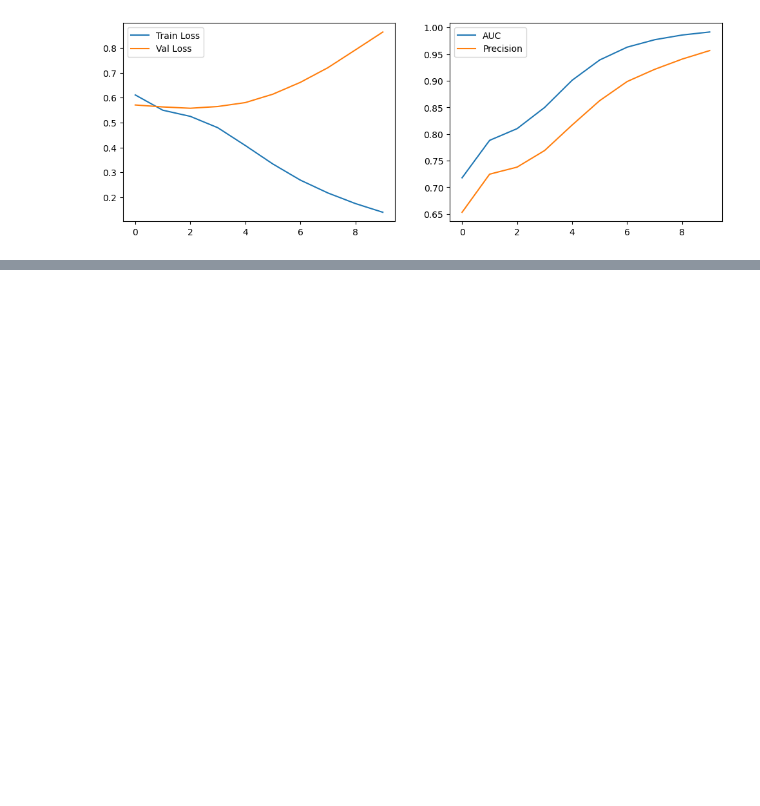
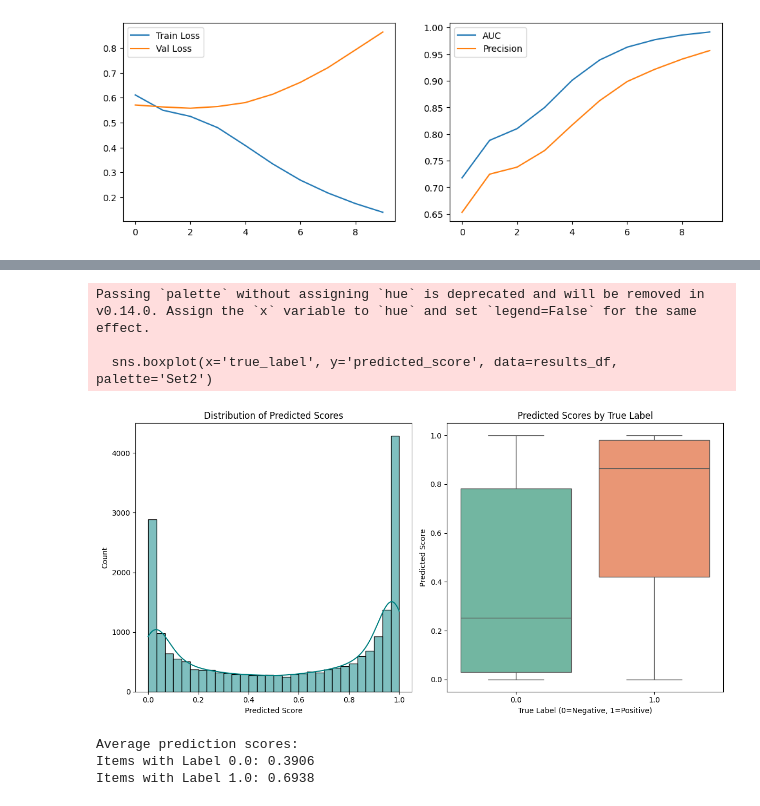
Before and after one commit to P202U/Movie_recommend, a Jupyter notebook: Neural_Collaborative_Filtering_with_TF.ipynb, the cells around one changed output, grey strips where cells are left out. Cells and saved outputs as stored; diff of their text form; code cells hidden in the pictures; blank space fills up the shorter version.

```diff
--- a/Neural_Collaborative_Filtering_with_TF.ipynb
+++ b/Neural_Collaborative_Filtering_with_TF.ipynb
@@ -248,0 +494,34 @@ model.save_weights('ncf_model.weights.h5')
+# %%
+def analyze_predictions_tf(model, test_loader):
+    predictions = model.predict(test_loader).flatten()
+    true_labels = np.concatenate([y for x, y in test_loader], axis=0)
+
+    results_df = pd.DataFrame({
+        'true_label': true_labels,
+        'predicted_score': predictions
+    })
+
+    plt.figure(figsize=(12, 6))
+
+    plt.subplot(1, 2, 1)
+    sns.histplot(x=results_df['predicted_score'].to_numpy(), bins=30, kde=True, color='teal')
+    plt.title('Distribution of Predicted Scores')
+    plt.xlabel('Predicted Score')
+    plt.ylabel('Count')
+
+    plt.subplot(1, 2, 2)
+    sns.boxplot(x='true_label', y='predicted_score', data=results_df, palette='Set2')
+    plt.title('Predicted Scores by True Label')
+    plt.xlabel('True Label (0=Negative, 1=Positive)')
+    plt.ylabel('Predicted Score')
+
+    plt.tight_layout()
+    plt.show()
+
+    avg_scores = results_df.groupby('true_label')['predicted_score'].mean()
+    print("\nAverage prediction scores:")
+    for label, score in avg_scores.items():
+        print(f"Items with Label {label}: {float(score):.4f}")
+# %%
+analyze_predictions_tf(model, test_loader)
+# %% [output]
@@ -248,0 +529,7 @@ model.save_weights('ncf_model.weights.h5')
+Passing `palette` without assigning `hue` is deprecated and will be removed in v0.14.0. Assign the `x` variable to `hue` and set `legend=False` for the same effect.
+
+  sns.boxplot(x='true_label', y='predicted_score', data=results_df, palette='Set2')
+[figure, added]
+Average prediction scores:
+Items with Label 0.0: 0.3906
+Items with Label 1.0: 0.6938
```
Also changed, not shown: parts of 9 cells of this notebook.
